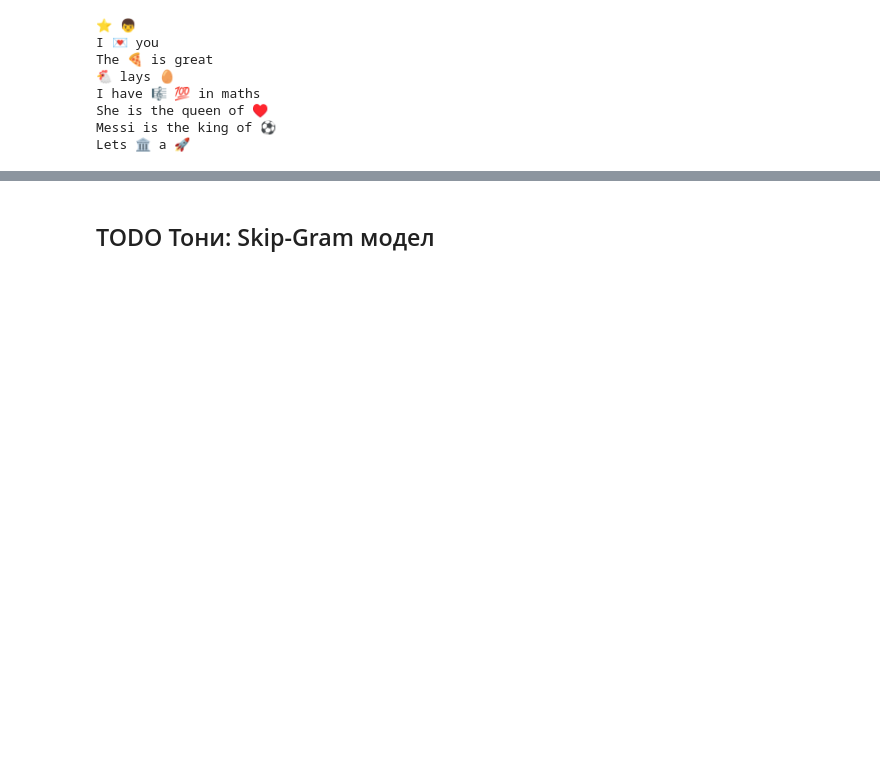
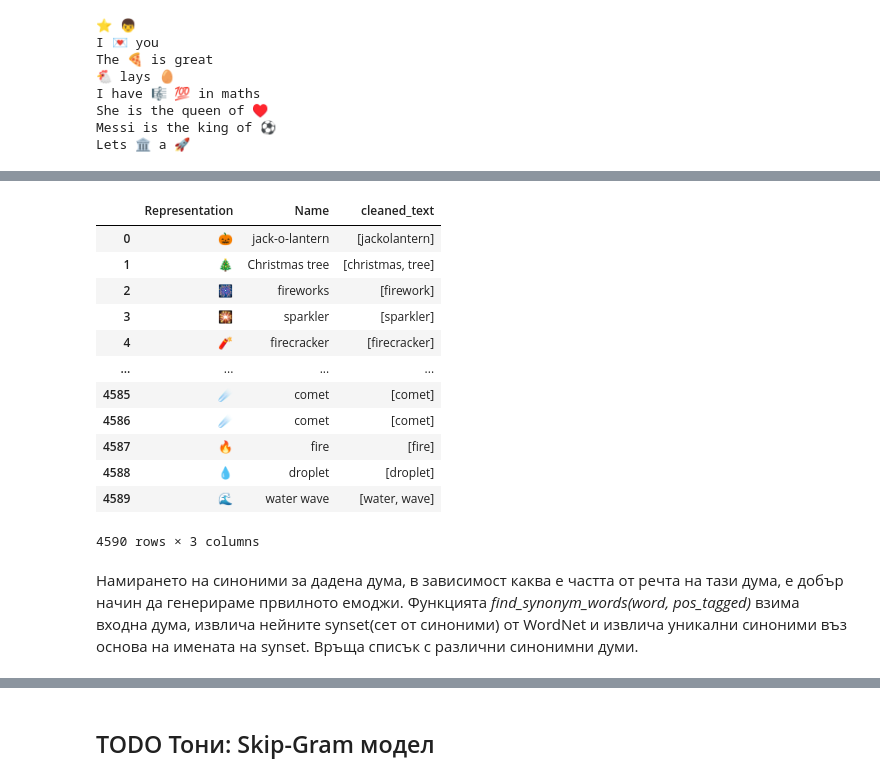
Before and after one commit to ivanasen/emoji_generator, a Jupyter notebook: ivanasen_final.ipynb, the cells around one changed output, grey strips where cells are left out. Cells and saved outputs as stored; diff of their text form; code cells hidden in the pictures; blank space fills up the shorter version.

```diff
--- a/ivanasen_final.ipynb
+++ b/ivanasen_final.ipynb
@@ -148,0 +168,6 @@ Lets 🏛️ a 🚀
+# %%
+stop_words = set(stopwords.words('english'))
+
+emojis_dataset_ani = pd.read_csv("./emojis.csv")
+emojis_dataset_ani = emojis_dataset_ani[["Representation", "Name"]]
+emojis_dataset_ani
@@ -148,0 +188,9 @@ Lets 🏛️ a 🚀
+# %%
+def pre_process(sentence) -> list[str]:
+  lemmatizer = WordNetLemmatizer()
+  sentence = sentence.lower()
+  clean_sent = re.sub(r'[^\w\s]', '', sentence)
+  tokens = word_tokenize(clean_sent)
+  tokens = [t for t in tokens if t not in stop_words]
+  tokens = [lemmatizer.lemmatize(t) for t in tokens]
+  return tokens
@@ -148,0 +204,18 @@ Lets 🏛️ a 🚀
+# %%
+emojis_dataset_ani = emojis_dataset_ani[["Representation", "Name"]]
+emojis_dataset_ani["cleaned_text"] = emojis_dataset_ani["Name"].apply(pre_process)
+emojis_dataset_ani
+# %% [output]
+|  | Representation | Name | cleaned_text |
+| 0 | 🎃 | jack-o-lantern | [jackolantern] |
+| 1 | 🎄 | Christmas tree | [christmas, tree] |
+| 2 | 🎆 | fireworks | [firework] |
+| 3 | 🎇 | sparkler | [sparkler] |
+| 4 | 🧨 | firecracker | [firecracker] |
+| ... | ... | ... | ... |
+| 4585 | ☄️ | comet | [comet] |
+| 4586 | ☄ | comet | [comet] |
+| 4587 | 🔥 | fire | [fire] |
+| 4588 | 💧 | droplet | [droplet] |
+| 4589 | 🌊 | water wave | [water, wave] |
+4590 rows × 3 columns
@@ -148,0 +234,3 @@ Lets 🏛️ a 🚀
+# %% [markdown]
+Намирането на синоними за дадена дума, в зависимост каква е частта от речта на тази дума, е добър начин да генерираме првилното емоджи.
+Функцията *find_synonym_words(word, pos_tagged)* взима входна дума, извлича нейните synset(сет от синоними) от WordNet и извлича уникални синоними въз основа на имената на synset. Връща списък с различни синонимни думи.
```
Also changed, not shown: parts of 23 cells of this notebook.
